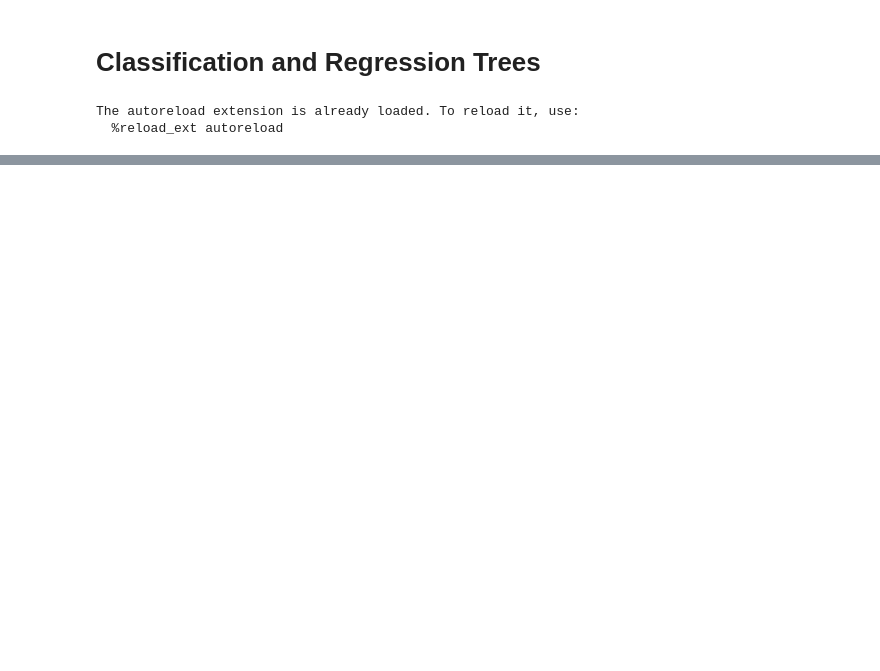
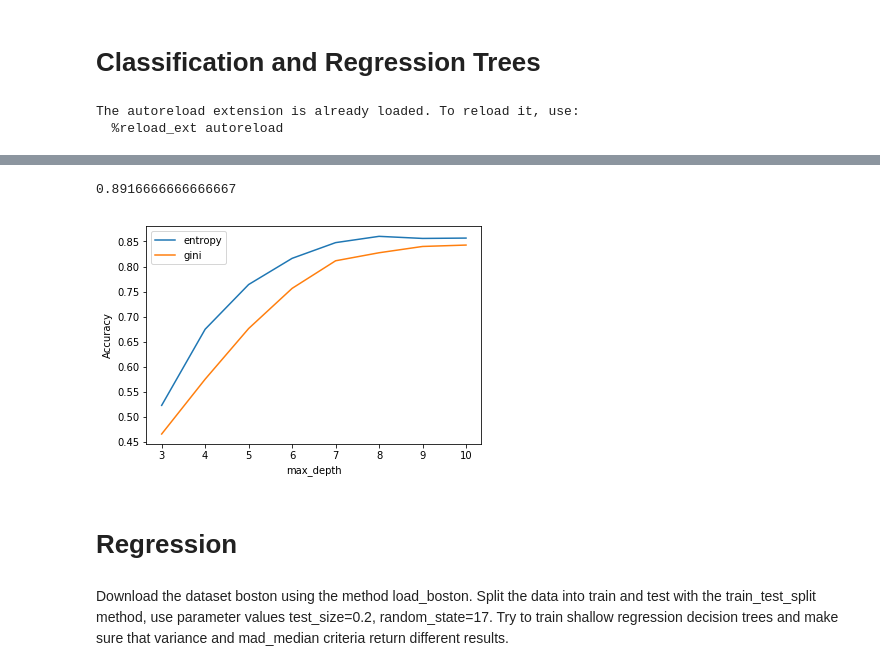
Before and after one commit to SergeyPoltavtsev/mlcourse.ai, a Jupyter notebook: theory and practice/CART/CART.ipynb, the cells around one changed output, grey strips where cells are left out. Saved outputs shown, nothing was run; the diff lists cells and outputs as text; code cells hidden in the pictures; blank space fills up the shorter version.

```diff
--- a/theory and practice/CART/CART.ipynb
+++ b/theory and practice/CART/CART.ipynb
@@ -58,0 +17,14 @@ NameError: name 'numpy' is not defined
+# %%
+RANDOM_STATE = 17
+
+digits = load_digits()
+
+X = digits.data
+y = digits.target
+
+X_train, X_test, y_train, y_test = train_test_split(X, y, test_size=0.2, random_state=RANDOM_STATE)
+# %%
+tree = DecisionTree(max_depth = 2, criterion='gini', debug=True)
+tree.fit(X_train, y_train)
+
+print(accuracy_score(tree.predict(X_test), y_test))
@@ -58,0 +55,5 @@ NameError: name 'numpy' is not defined
+# %%
+tree2 = DecisionTree(max_depth = 2, criterion='entropy', debug=True)
+tree2.fit(X_train, y_train)
+
+print(accuracy_score(tree2.predict(X_test), y_test))
@@ -58,0 +84,10 @@ NameError: name 'numpy' is not defined
+# %%
+%%time
+
+tree_params = {'max_depth': list(range(3,11)),
+             'criterion': ['entropy', 'gini']}
+
+clf = GridSearchCV(DecisionTree(), tree_params, cv=5, scoring='accuracy',
+                  verbose=True, n_jobs=-1)
+
+clf.fit(X_train, y_train)
@@ -58,0 +113,21 @@ NameError: name 'numpy' is not defined
+# %%
+print(accuracy_score(mytree.predict(X_test), y_test))
+# %% [output]
+0.8916666666666667
+# %%
+scores = np.array(clf.cv_results_['mean_test_score'])
+scores = scores.reshape(len(tree_params['criterion']),
+                        len(tree_params['max_depth']))
+
+for ind, i in enumerate(tree_params['criterion']):
+    plt.plot(tree_params['max_depth'], scores[ind], label=str(i))
+plt.legend(loc='best')
+plt.xlabel('max_depth')
+plt.ylabel('Accuracy')
+plt.show();
+# %% [output]
+[figure, added]
+# %% [markdown]
+# Regression
+# %% [markdown]
+Download the dataset boston using the method load_boston. Split the data into train and test with the train_test_split method, use parameter values test_size=0.2, random_state=17. Try to train shallow regression decision trees and make sure that variance and mad_median criteria return different results.
```
Also changed, not shown: parts of 23 cells of this notebook, 2 other files.
